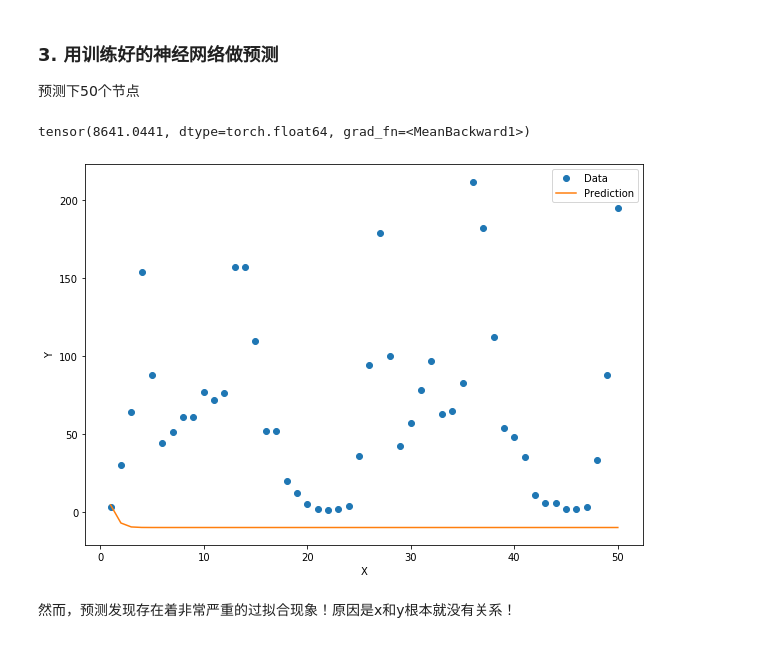
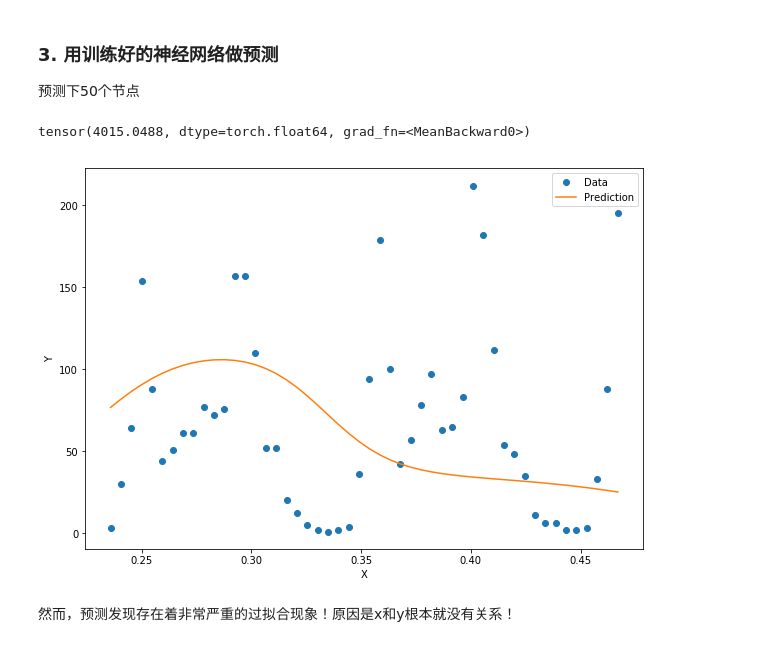
Before and after one commit to swarmapytorch/book_DeepLearning_in_PyTorch_Source, a Jupyter notebook: 03_bike_predictor/FirstPyTorchNN.ipynb, the cells around one changed output. Drawn from its saved outputs; the diff is of its cells as text; code cells hidden in the pictures.

```diff
--- a/03_bike_predictor/FirstPyTorchNN.ipynb
+++ b/03_bike_predictor/FirstPyTorchNN.ipynb
@@ -304,45 +304,37 @@ counts_predict = rides['cnt'][50:100] #读取待预测的接下来的50个数据
 
 #首先对接下来的50个数据点进行选取，注意x应该取51，52，……，100，然后再归一化
 
-aa = np.arange(50, 50 + len(counts_predict), dtype = float)
-
-x = torch.tensor(
-  (aa + len(counts))
-
-  / len(counts_predict),
-  requires_grad = True
-)
-
-print(x)
+x = torch.tensor((np.arange(50, 50 + len(counts_predict), dtype = float) / max(counts_predict))
+                 , requires_grad = True)
 
 #读取下50个点的y数值，不需要做归一化
 y = torch.tensor(np.array(counts_predict, dtype = float), requires_grad = True)
 
 # 从输入层到隐含层的计算
 hidden = x.expand(sz, len(x)).t() * weights.expand(len(x), sz) + biases.expand(len(x), sz)
 
 # 将sigmoid函数作用在隐含层的每一个神经元上
 hidden = torch.sigmoid(hidden)
 
 # 隐含层输出到输出层，计算得到最终预测
 predictions = hidden.mm(weights2)
 
 # 计算预测数据上的损失函数
 loss = torch.mean((predictions - y) ** 2)
 print(loss)
 
 
 x_data = x.data.numpy() # 获得x包裹的数据
 plt.figure(figsize = (10, 7)) #设定绘图窗口大小
 xplot, = plt.plot(x_data, y.data.numpy(), 'o') # 绘制原始数据
 yplot, = plt.plot(x_data, predictions.data.numpy())  #绘制拟合数据
 plt.xlabel('X') #更改坐标轴标注
 plt.ylabel('Y') #更改坐标轴标注
 plt.legend([xplot, yplot],['Data', 'Prediction']) #绘制图例
 plt.show()
 # %% [output]
-tensor(8641.0441, dtype=torch.float64, grad_fn=<MeanBackward1>)
+tensor(4015.0488, dtype=torch.float64, grad_fn=<MeanBackward0>)
-[figure, old version]
+[figure, new version]
 # %% [markdown]
 然而，预测发现存在着非常严重的过拟合现象！原因是x和y根本就没有关系！
 # %% [markdown]
```
Also changed, not shown: parts of 8 cells of this notebook.
